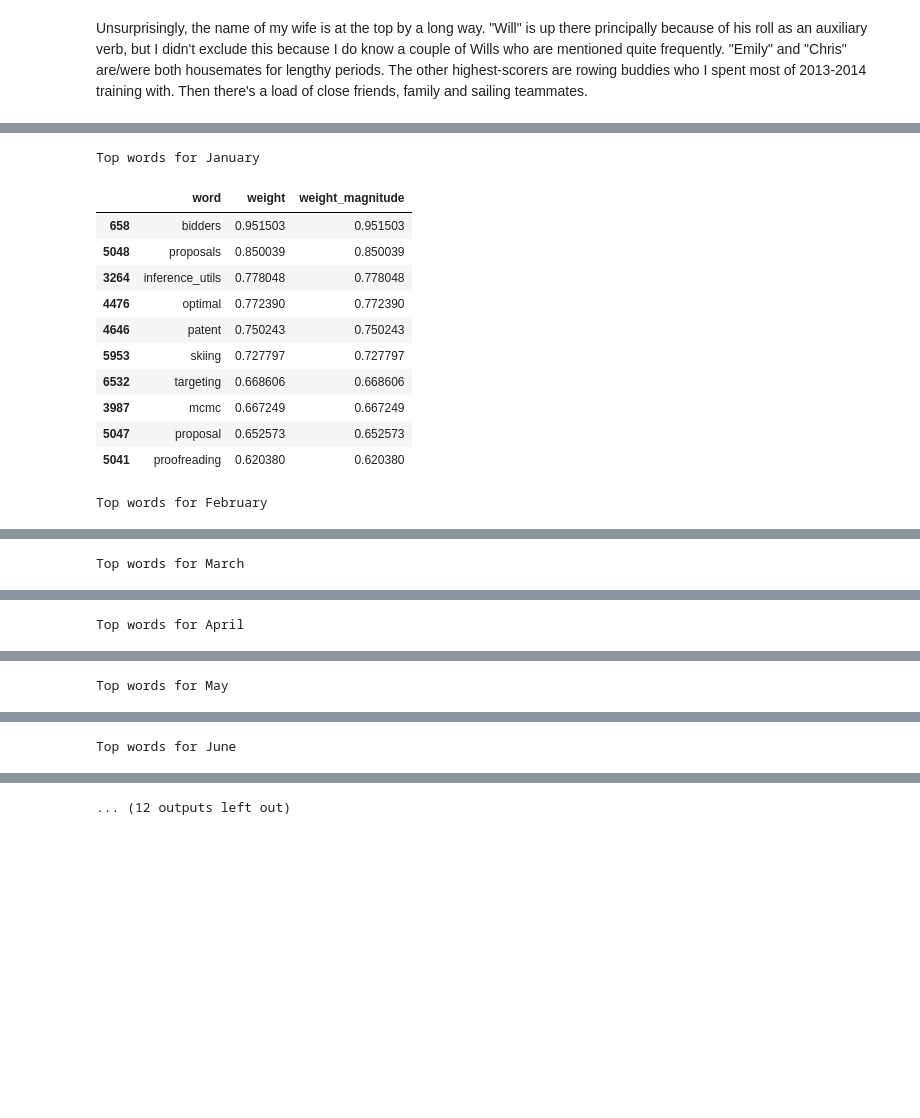
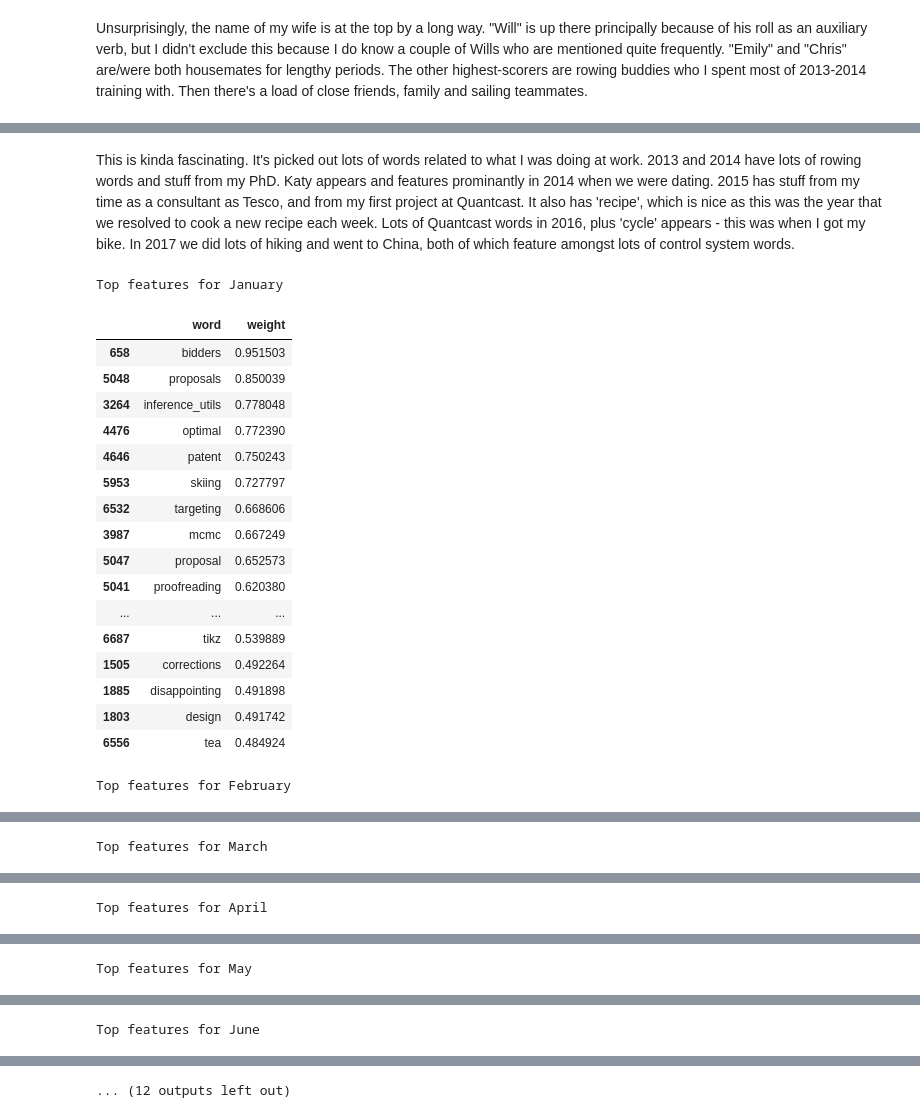
Before and after one commit to drpeteb/diary-digging, a Jupyter notebook: diary-digging.ipynb, the cells around one changed output, grey strips where cells are left out. Saved outputs shown, nothing was run; the diff lists cells and outputs as text; code cells hidden in the pictures; blank space fills up the shorter version.

```diff
--- a/diary-digging.ipynb
+++ b/diary-digging.ipynb
@@ -113,5 +142,11 @@ fig = plt.figure(figsize=(12, 6))
 ax = fig.add_subplot(1, 1, 1)
 ax.plot(diary['date'], diary['word_count'])
 ax.set_ylabel('Word Count')
+
+# Add a naive linear trendline
+idx = range(len(diary))
+z = np.polyfit(idx, diary['word_count'], 1)
+ax.plot(diary['date'], z[1] + idx * z[0])
+
 plt.show()
 # %% [output]
@@ -307,15 +363,21 @@ count_vectorizer = CountVectorizer(
 X = count_vectorizer.fit_transform(clean_content)
 feature_names = count_vectorizer.get_feature_names()
 # %%
+# I copied this from the internets
 def display_top_words_for_class(feature_names, classifier, idx, n=20):
     word_weights = pd.DataFrame.from_records(list(zip(feature_names, classifier.coef_[idx])))
     word_weights.columns = ['word', 'weight']
-    word_weights['weight_magnitude'] = word_weights.apply(lambda row: np.abs(row['weight']), axis=1)
-    word_weights = word_weights.sort(columns='weight_magnitude', ascending=False)
+    word_weights = word_weights.sort(columns='weight', ascending=False)
     display(word_weights.head(n))
 # %%
-# Predict year
-year_classifier = LogisticRegression(multi_class='multinomial', solver='lbfgs', max_iter=1000).fit(X, diary['year'])
+def train_model_and_display_features(X, y, labels):
+    classifier = LogisticRegression(
+        multi_class='multinomial',
+        solver='lbfgs',
+        max_iter=1000,
+        random_state=0,
+    ).fit(X, y)
 
-for idx in range(5):
-    display_top_words_for_class(feature_names, year_classifier, idx)
+    for idx in range(len(labels)):
+        print("Top features for " + str(labels[idx]))
+        display_top_words_for_class(feature_names, classifier, idx)
@@ -407,0 +384,5 @@ for idx in range(5):
+# %%
+# Predict year
+years = [2013, 2014, 2015, 2016, 2017]
+y_year = [years.index(year) for year in diary['year']]
+train_model_and_display_features(X, y_year, years)
@@ -408,22 +480,26 @@ for idx in range(5):
+# %% [markdown]
+This is kinda fascinating. It's picked out lots of words related to what I was doing at work. 2013 and 2014 have lots of rowing words and stuff from my PhD. Katy appears and features prominantly in 2014 when we were dating. 2015 has stuff from my time as a consultant as Tesco, and from my first project at Quantcast. It also has 'recipe', which is nice as this was the year that we resolved to cook a new recipe each week. Lots of Quantcast words in 2016, plus 'cycle' appears - this was when I got my bike. In 2017 we did lots of hiking and went to China, both of which feature amongst lots of control system words.
 # %%
 # Predict month
-y = [months.index(month) for month in diary['month']]
-month_classifier = LogisticRegression(multi_class='multinomial', solver='lbfgs', max_iter=1000).fit(X, y)
-
-for idx in range(12):
-    print("Top words for " + months[idx])
-    display_top_words_for_class(feature_names, month_classifier, idx, n=10)
+y_month = [months.index(month) for month in diary['month']]
+train_model_and_display_features(X, y_month, months)
 # %% [output]
-Top words for January
+Top features for January
-|  | word | weight | weight_magnitude |
-| 658 | bidders | 0.951503 | 0.951503 |
-| 5048 | proposals | 0.850039 | 0.850039 |
-| 3264 | inference_utils | 0.778048 | 0.778048 |
-| 4476 | optimal | 0.772390 | 0.772390 |
-| 4646 | patent | 0.750243 | 0.750243 |
-| 5953 | skiing | 0.727797 | 0.727797 |
-| 6532 | targeting | 0.668606 | 0.668606 |
-| 3987 | mcmc | 0.667249 | 0.667249 |
-| 5047 | proposal | 0.652573 | 0.652573 |
-| 5041 | proofreading | 0.620380 | 0.620380 |
+|  | word | weight |
+| 658 | bidders | 0.951503 |
+| 5048 | proposals | 0.850039 |
+| 3264 | inference_utils | 0.778048 |
+| 4476 | optimal | 0.772390 |
+| 4646 | patent | 0.750243 |
+| 5953 | skiing | 0.727797 |
+| 6532 | targeting | 0.668606 |
+| 3987 | mcmc | 0.667249 |
+| 5047 | proposal | 0.652573 |
+| 5041 | proofreading | 0.620380 |
+| ... | ... | ... |
+| 6687 | tikz | 0.539889 |
+| 1505 | corrections | 0.492264 |
+| 1885 | disappointing | 0.491898 |
+| 1803 | design | 0.491742 |
+| 6556 | tea | 0.484924 |
-Top words for February
+Top features for February
@@ -441 +523 @@ Top words for February
-Top words for March
+Top features for March
@@ -453 +541 @@ Top words for March
-Top words for April
+Top features for April
@@ -465 +559 @@ Top words for April
-Top words for May
+Top features for May
@@ -477 +577 @@ Top words for May
-Top words for June
+Top features for June
```
Also changed, not shown: parts of 35 cells of this notebook, 3 other files.
